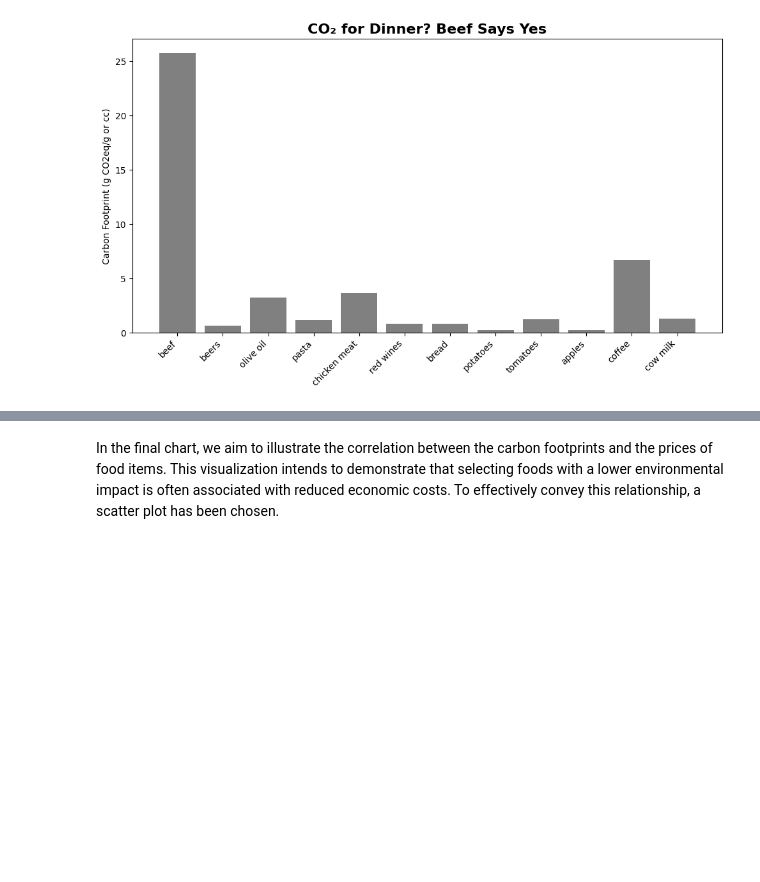
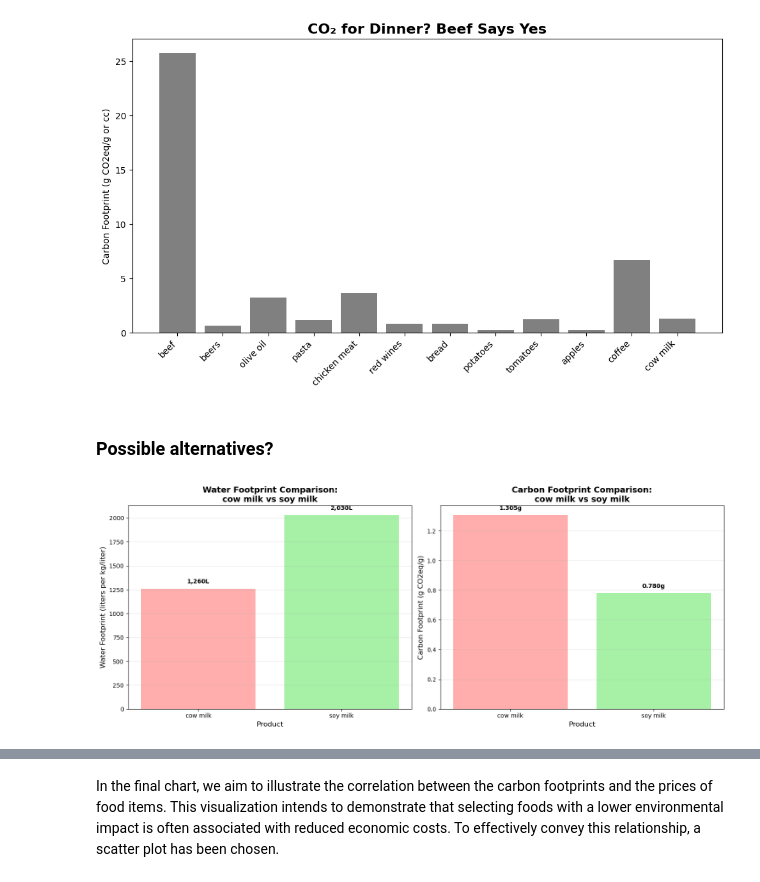
Before and after one commit to TCoaM/TrueCostOfAMeal, a Jupyter notebook: stuff/simo_notebook.ipynb, the cells around one changed output, grey strips where cells are left out. Drawn from its saved outputs; the diff is of its cells as text; code cells hidden in the pictures; blank space fills up the shorter version.

Commit message:
added alternatives charts in the notebook

```diff
--- a/stuff/simo_notebook.ipynb
+++ b/stuff/simo_notebook.ipynb
@@ -2342,3 +2344,5 @@ plt.xticks(rotation=45, ha='right')
 plt.tight_layout()
 # %% [output]
 [figure]
+# %% [markdown]
+### Possible alternatives?
@@ -2344,0 +2429,4 @@ plt.tight_layout()
+# %%
+compare_products('cow milk', 'soy milk')
+# %% [output]
+[figure, added]
```
Also changed, not shown: parts of 16 cells of this notebook.
